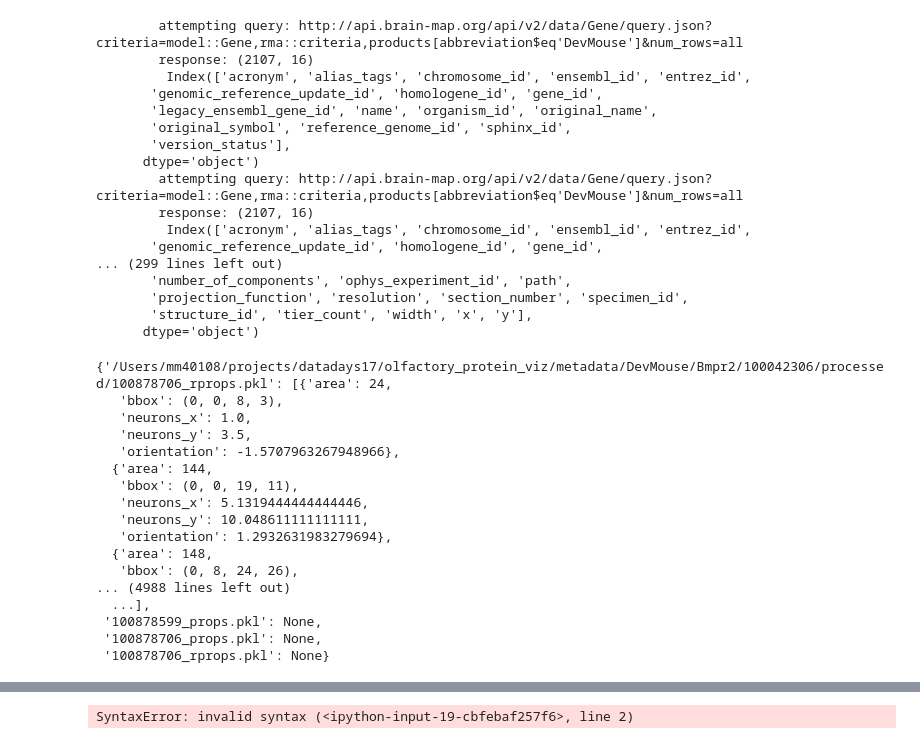
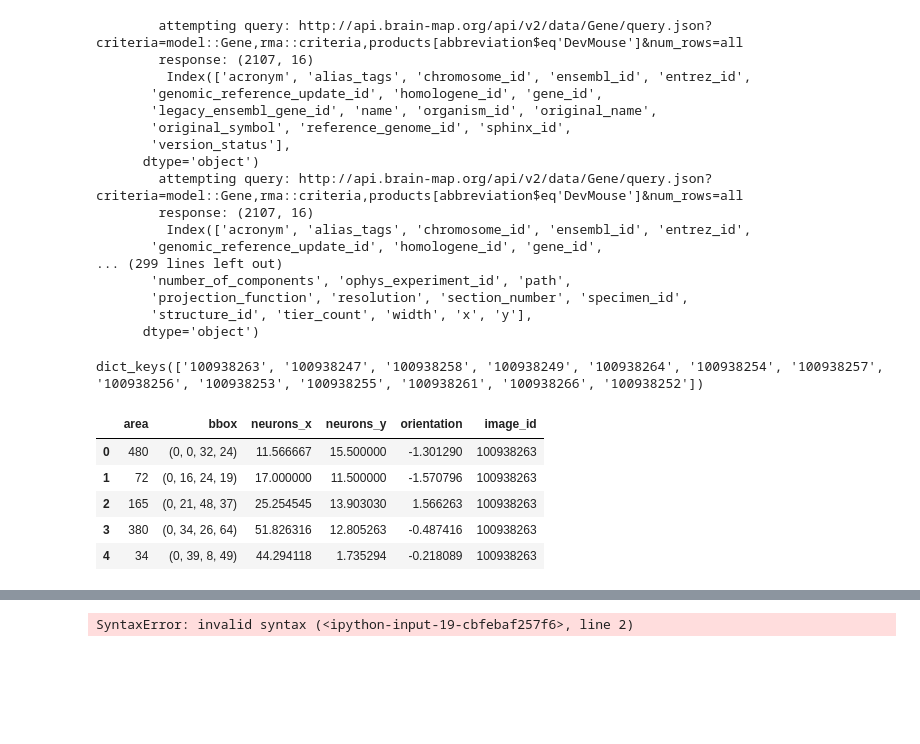
Before and after one commit to seunginah/olfactory_protein_viz, a Jupyter notebook: notebooks/4_image_registration.ipynb, the cells around one changed output, grey strips where cells are left out. Saved outputs shown, nothing was run; the diff lists cells and outputs as text; code cells hidden in the pictures; blank space fills up the shorter version.

```diff
--- a/notebooks/4_image_registration.ipynb
+++ b/notebooks/4_image_registration.ipynb
@@ -56,7 +59,7 @@ img_ids = img_data.id.values.tolist()
 
 # choose one experiment to test on
 gene = 'Bmpr2'
-experiment = '100042306'
+experiment = '100046444'
 exp_params = ecimg.get_imaging_params(experiment)
 exp_dir = os.path.join(DATA_DIR, product, gene, experiment, 'processed')
 # %%
@@ -64,26 +67,27 @@ exp_dir = os.path.join(DATA_DIR, product, gene, experiment, 'processed')
 processed_dir = os.path.join(DATA_DIR, product, gene, experiment, 'processed')
 rprops_dir = os.path.join(METADATA_DIR, product, gene, experiment, 'processed')
 
-#exp_pix = get_pixels_for_experiment(processed_dir, rprops_dir, get_pickled=True)
-exp_pix = try_to_load_as_pickled_object_or_None(os.path.join(rprops_dir, 'all_slices.pkl'))
+exp_pix = get_pixels_for_experiment(processed_dir, rprops_dir, get_pickled=True)
+
+key_translate = {'1':'100938255', '2':'100938261', '3':'100938266', '4':'100938258', '5':'100938252', '6':'100938260', '7':'100938265',
+                 '8':'100938248', '9':'100938251', '10':'100938263', '11':'100938247', '12':'100938258', '13':'100938249', '14':'100938264',
+                '15':'100938254', '16':'100938257', '17':'100938256', '18':'100938253'}
+
+exp_pix = {key_translate[k]:v for k,v in exp_pix.items()}
 # %%
 # visualize x, y coordinates of experiment
-exp_pix
+exp_pix.keys()
 # %% [output]
-{'/Users/mm40108/projects/datadays17/olfactory_protein_viz/metadata/DevMouse/Bmpr2/100042306/processed/100878706_rprops.pkl': [{'area': 24,
-   'bbox': (0, 0, 8, 3),
-   'neurons_x': 1.0,
-   'neurons_y': 3.5,
-   'orientation': -1.5707963267948966},
-  {'area': 144,
-   'bbox': (0, 0, 19, 11),
-   'neurons_x': 5.1319444444444446,
-   'neurons_y': 10.048611111111111,
-   'orientation': 1.2932631983279694},
-  {'area': 148,
-   'bbox': (0, 8, 24, 26),
-... (4988 lines left out)
-  ...],
- '100878599_props.pkl': None,
- '100878706_props.pkl': None,
- '100878706_rprops.pkl': None}
+dict_keys(['100938263', '100938247', '100938258', '100938249', '100938264', '100938254', '100938257', '100938256', '100938253', '100938255', '100938261', '100938266', '100938252'])
+# %%
+k = '100938263'
+exp_df = pd.DataFrame(exp_pix[k])
+exp_df['image_id'] = k
+exp_df.head()
+# %% [output]
+|  | area | bbox | neurons_x | neurons_y | orientation | image_id |
+| 0 | 480 | (0, 0, 32, 24) | 11.566667 | 15.500000 | -1.301290 | 100938263 |
+| 1 | 72 | (0, 16, 24, 19) | 17.000000 | 11.500000 | -1.570796 | 100938263 |
+| 2 | 165 | (0, 21, 48, 37) | 25.254545 | 13.903030 | 1.566263 | 100938263 |
+| 3 | 380 | (0, 34, 26, 64) | 51.826316 | 12.805263 | -0.487416 | 100938263 |
+| 4 | 34 | (0, 39, 8, 49) | 44.294118 | 1.735294 | -0.218089 | 100938263 |
```
Also changed, not shown: parts of 3 cells of this notebook, 7 other files.
